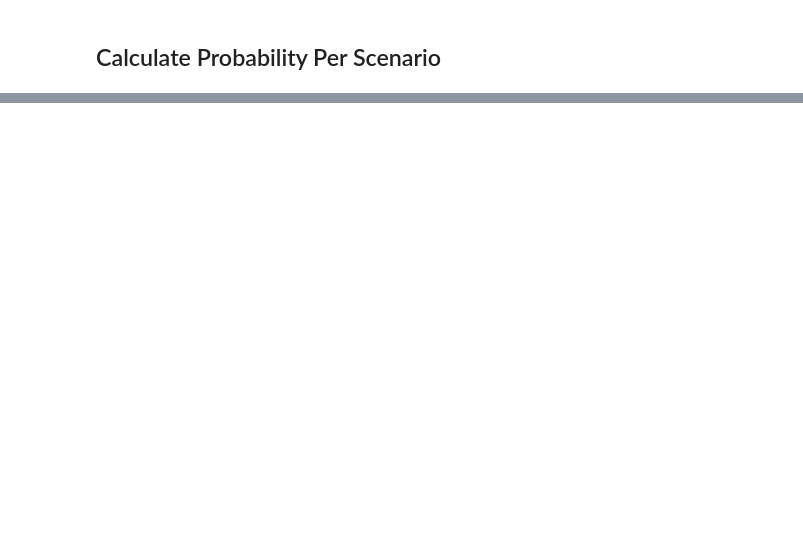
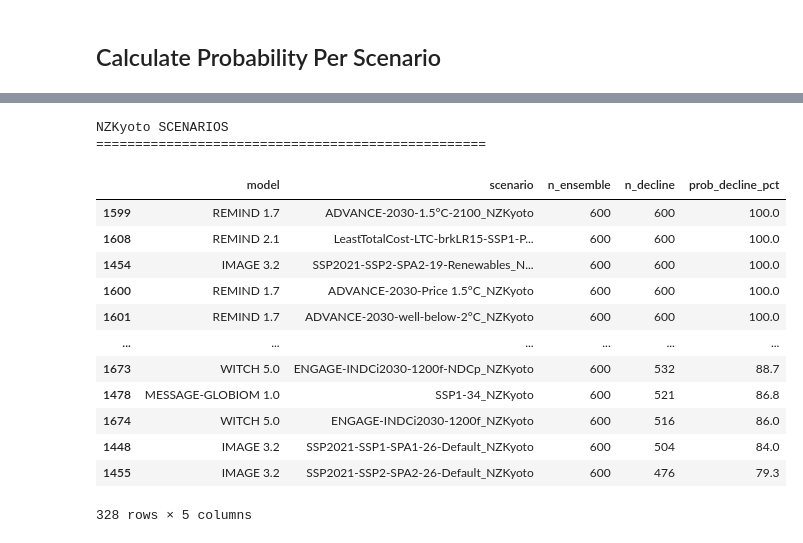
Before and after one commit to gaurav-ganti/netzero_assessment, a Jupyter notebook: analysis/501_nofurtherwarming_probability.ipynb, the cells around one changed output, grey strips where cells are left out. Cells and saved outputs as stored; diff of their text form; code cells hidden in the pictures; blank space fills up the shorter version.

```diff
--- a/analysis/501_nofurtherwarming_probability.ipynb
+++ b/analysis/501_nofurtherwarming_probability.ipynb
@@ -126,0 +188,24 @@ Results saved to: /Users/ganti/Documents/code/ar7_netzero_assessment/analysis/ou
+# %%
+# NZKyoto scenarios
+print("NZKyoto SCENARIOS")
+print("=" * 50)
+nzkyoto_results = decline_prob[decline_prob["scenario_group"] == "NZKyoto"][
+    ["model", "scenario", "n_ensemble", "n_decline", "prob_decline_pct"]
+].sort_values("prob_decline_pct", ascending=False)
+nzkyoto_results
+# %% [output]
+NZKyoto SCENARIOS
+==================================================
+|  | model | scenario | n_ensemble | n_decline | prob_decline_pct |
+| 1599 | REMIND 1.7 | ADVANCE-2030-1.5°C-2100_NZKyoto | 600 | 600 | 100.0 |
+| 1608 | REMIND 2.1 | LeastTotalCost-LTC-brkLR15-SSP1-P... | 600 | 600 | 100.0 |
+| 1454 | IMAGE 3.2 | SSP2021-SSP2-SPA2-19-Renewables_N... | 600 | 600 | 100.0 |
+| 1600 | REMIND 1.7 | ADVANCE-2030-Price 1.5°C_NZKyoto | 600 | 600 | 100.0 |
+| 1601 | REMIND 1.7 | ADVANCE-2030-well-below-2°C_NZKyoto | 600 | 600 | 100.0 |
+| ... | ... | ... | ... | ... | ... |
+| 1673 | WITCH 5.0 | ENGAGE-INDCi2030-1200f-NDCp_NZKyoto | 600 | 532 | 88.7 |
+| 1478 | MESSAGE-GLOBIOM 1.0 | SSP1-34_NZKyoto | 600 | 521 | 86.8 |
+| 1674 | WITCH 5.0 | ENGAGE-INDCi2030-1200f_NZKyoto | 600 | 516 | 86.0 |
+| 1448 | IMAGE 3.2 | SSP2021-SSP1-SPA1-26-Default_NZKyoto | 600 | 504 | 84.0 |
+| 1455 | IMAGE 3.2 | SSP2021-SSP2-SPA2-26-Default_NZKyoto | 600 | 476 | 79.3 |
+328 rows × 5 columns
```
Also changed, not shown: parts of 16 cells of this notebook.
